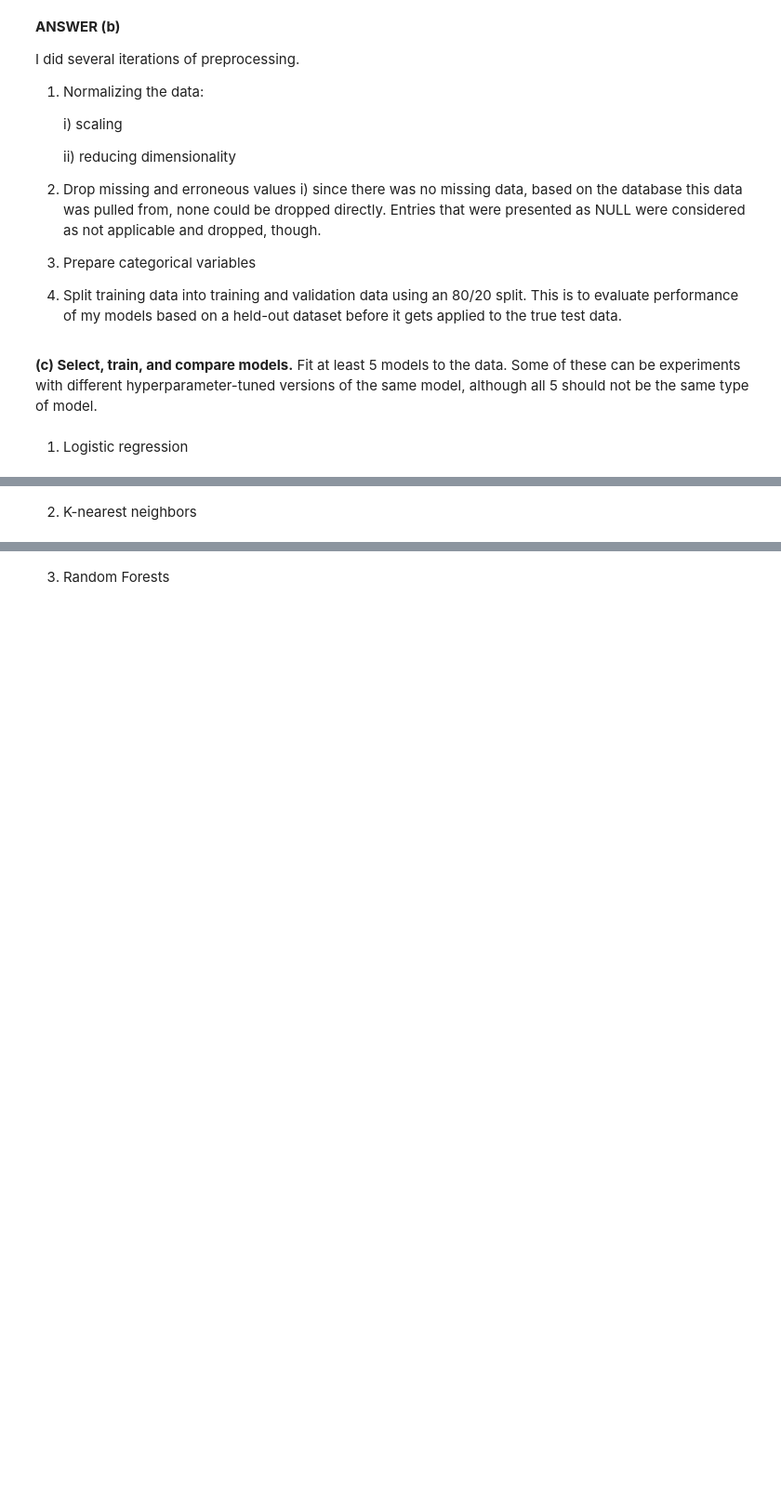
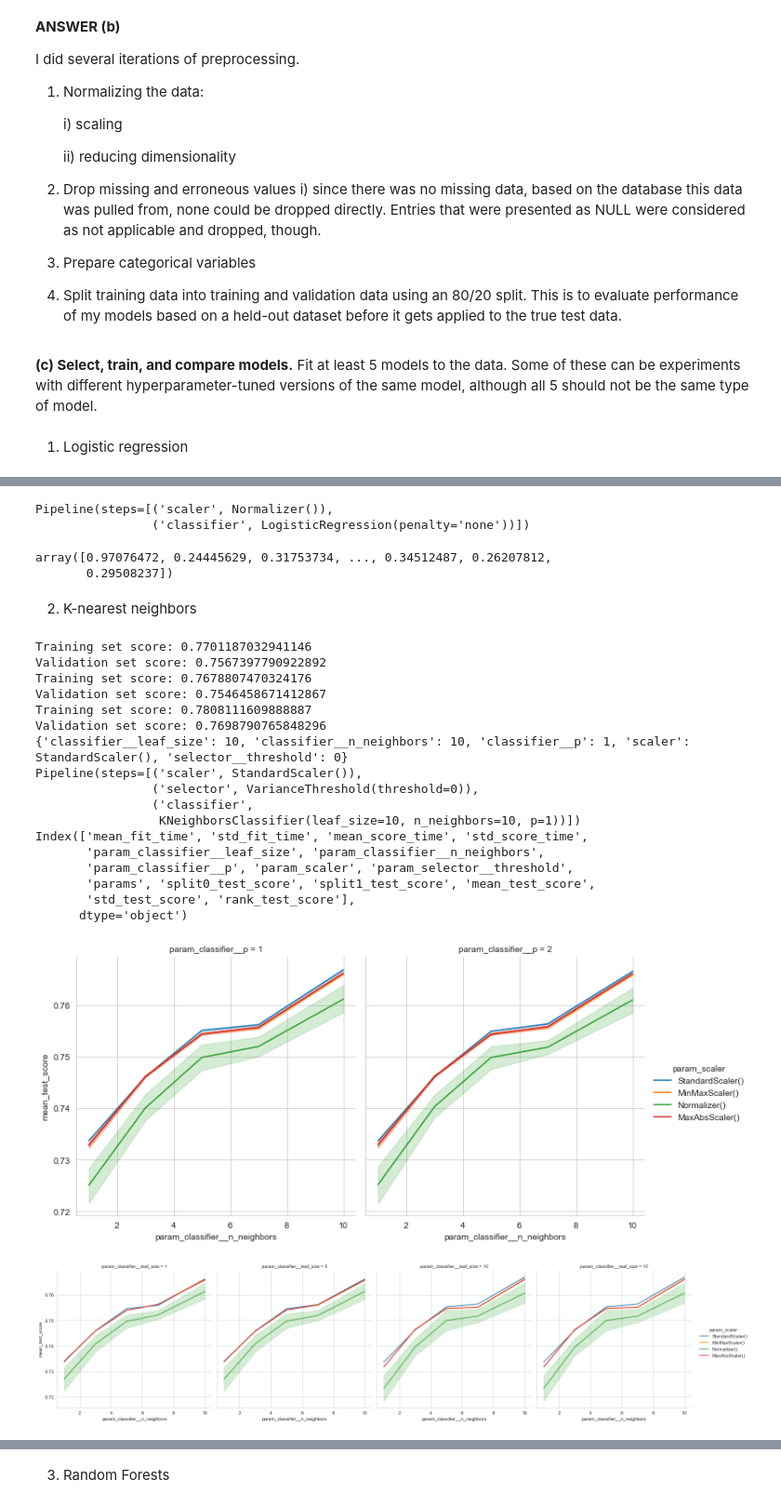
Before and after one commit to FR-Schwartz/ids705, a Jupyter notebook: assignments/Assignment_5.ipynb, the cells around one changed output, grey strips where cells are left out. Shown at 93% size. Cells and saved outputs as stored; diff of their text form; code cells hidden in the pictures; blank space fills up the shorter version.

```diff
--- a/assignments/Assignment_5.ipynb
+++ b/assignments/Assignment_5.ipynb
@@ -653,7 +747,7 @@ df = transform(df)
 # Split training dataset into training and validation dataset
 from sklearn.model_selection import train_test_split
 
-X_train_original_subset, X_val, y_train, y_val = train_test_split(
+X_train, X_val, y_train2, y_val = train_test_split(
     X_train_original_subset, y_train, test_size = 0.2, random_state=2018
 ) # split with an 80/20 ratio
 # %%
@@ -765,0 +849,14 @@ plt.show()
+# %%
+import time
+
+# Time the model training
+start_time=time.time()
+best_pipe_logreg.fit(X_train, y_train2)
+end_time=time.time()
+time_taken_logreg = end_time-start_time
+
+# Time model validation
+start_time=time.time()
+best_pipe_logreg.predict(X_val)
+end_time=time.time()
+time_taken_logreg2 = end_time-start_time
@@ -765,0 +870,10 @@ plt.show()
+# %%
+print(final_logreg)
+# %% [output]
+Pipeline(steps=[('scaler', Normalizer()),
+                ('classifier', LogisticRegression(penalty='none'))])
+# %%
+final_logreg.predict_proba(X_test_original)[:, 1]
+# %% [output]
+array([0.97076472, 0.24445629, 0.31753734, ..., 0.34512487, 0.26207812,
+       0.29508237])
@@ -767,9 +883,9 @@ plt.show()
 2. K-nearest neighbors
 # %%
 # set up tuning pipleine for KNN
-knn = KNeighborsClassifier().fit(X_train_ohe, y_train)
-print('Training set score: ' + str(knn.score(X_train_ohepartial,y_train_ohepartial)))
-print('Validation set score: ' + str(knn.score(X_val_ohe,y_val_ohe)))
+knn = KNeighborsClassifier().fit(X_train, y_train2)
+print('Training set score: ' + str(knn.score(X_train,y_train2)))
+print('Validation set score: ' + str(knn.score(X_val,y_val)))
 
 pipe = Pipeline([
 ('scaler', StandardScaler()),
@@ -777,10 +893,10 @@ pipe = Pipeline([
 ('classifier', KNeighborsClassifier())
 ])
 
-pipe.fit(X_train_ohepartial, y_train_ohepartial)
+pipe.fit(X_train, y_train2)
 
-print('Training set score: ' + str(pipe.score(X_train_ohepartial,y_train_ohepartial)))
-print('Validation set score: ' + str(pipe.score(X_val_ohe,y_val_ohe)))
+print('Training set score: ' + str(pipe.score(X_train,y_train2)))
+print('Validation set score: ' + str(pipe.score(X_val,y_val)))
 
 parameters = {'scaler': [StandardScaler(), MinMaxScaler(),
 	Normalizer(), MaxAbsScaler()],
@@ -789,34 +905,54 @@ parameters = {'scaler': [StandardScaler(), MinMaxScaler(),
 	'classifier__p': [1, 2],
 	'classifier__leaf_size': [1, 5, 10, 15]
 }
 
-grid = GridSearchCV(pipe, parameters, cv=2).fit(X_train_ohepartial, y_train_ohepartial)
+grid = GridSearchCV(pipe, parameters, cv=2).fit(X_train, y_train2)
 
-print('Training set score: ' + str(grid.score(X_train_ohepartial, y_train_ohepartial)))
-print('Validation set score: ' + str(grid.score(X_val_ohe, y_val_ohe)))
+print('Training set score: ' + str(grid.score(X_train, y_train2)))
+print('Validation set score: ' + str(grid.score(X_val, y_val)))
 
 # Access the best set of parameters
 best_params = grid.best_params_
 print(best_params)
 # Stores the optimum model in best_pipe
-best_pipe = grid.best_estimator_
+best_pipe_knn = grid.best_estimator_
 print(best_pipe)
 
 result_df = DataFrame.from_dict(grid.cv_results_, orient='columns')
 print(result_df.columns)
 
 sns.relplot(data=result_df,
 	kind='line',
 	x='param_classifier__n_neighbors',
 	y='mean_test_score',
 	hue='param_scaler',
 	col='param_classifier__p')
 plt.show()
 
 sns.relplot(data=result_df,
             kind='line',
             x='param_classifier__n_neighbors',
             y='mean_test_score',
             hue='param_scaler',
             col='param_classifier__leaf_size')
 plt.show()
+# %% [output]
+Training set score: 0.7701187032941146
+Validation set score: 0.7567397790922892
+Training set score: 0.7678807470324176
+Validation set score: 0.7546458671412867
+Training set score: 0.7808111609888887
+Validation set score: 0.7698790765848296
+{'classifier__leaf_size': 10, 'classifier__n_neighbors': 10, 'classifier__p': 1, 'scaler': StandardScaler(), 'selector__threshold': 0}
+Pipeline(steps=[('scaler', StandardScaler()),
+                ('selector', VarianceThreshold(threshold=0)),
+                ('classifier',
+                 KNeighborsClassifier(leaf_size=10, n_neighbors=10, p=1))])
+Index(['mean_fit_time', 'std_fit_time', 'mean_score_time', 'std_score_time',
+       'param_classifier__leaf_size', 'param_classifier__n_neighbors',
+       'param_classifier__p', 'param_scaler', 'param_selector__threshold',
+       'params', 'split0_test_score', 'split1_test_score', 'mean_test_score',
+       'std_test_score', 'rank_test_score'],
+      dtype='object')
+[figure, added]
+[figure, added]
```
Also changed, not shown: parts of 61 cells of this notebook, 4 other files.
